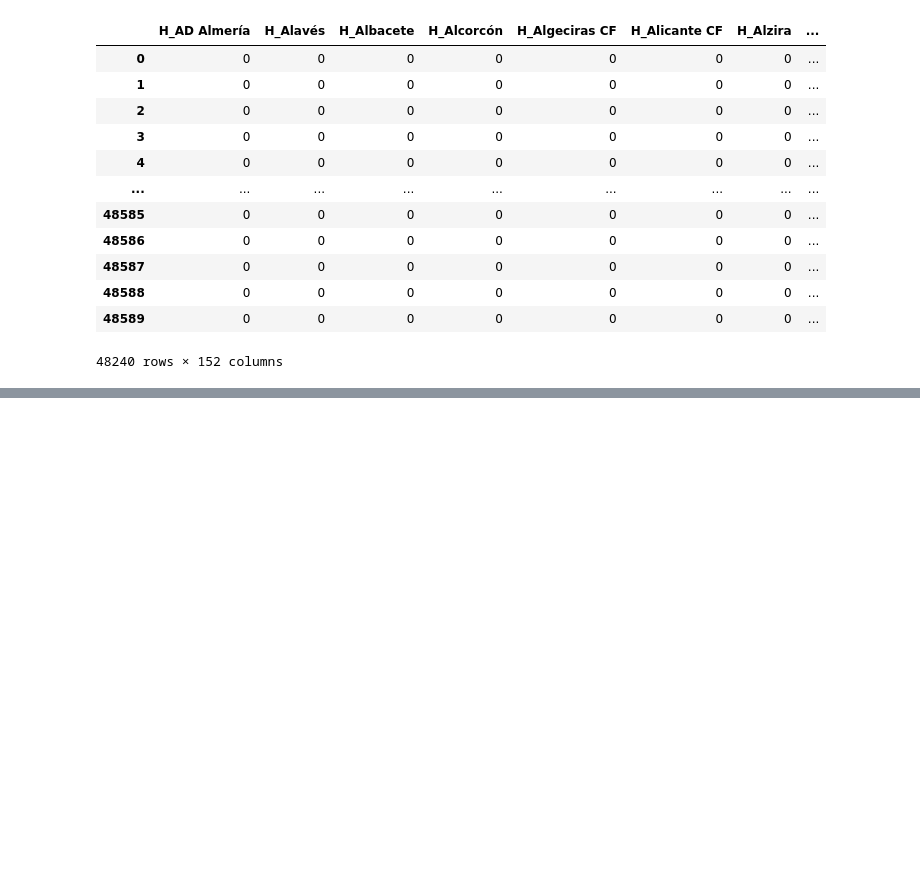
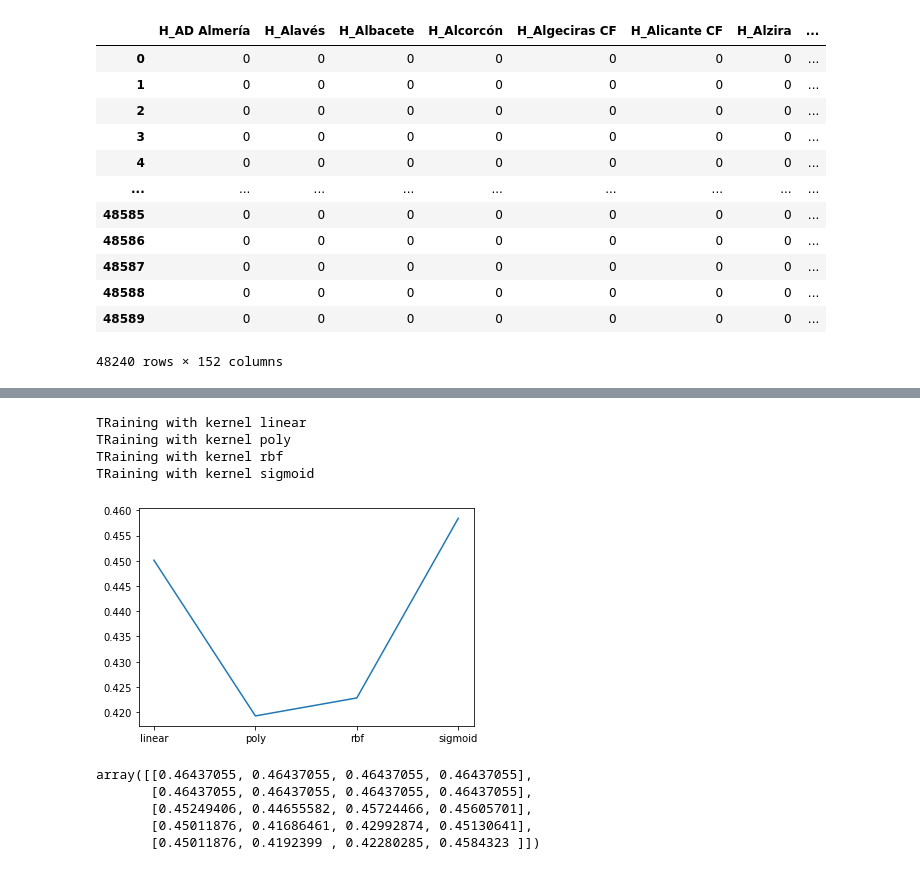
Before and after one commit to alexfulleda98/la-quiniela, a Jupyter notebook: analysis/AnotherModelTesting.ipynb, the cells around one changed output, grey strips where cells are left out. Cells and saved outputs as stored; diff of their text form; code cells hidden in the pictures; blank space fills up the shorter version.

Commit message:
Model testings

```diff
--- a/analysis/AnotherModelTesting.ipynb
+++ b/analysis/AnotherModelTesting.ipynb
@@ -112,0 +266,40 @@ y_test = list(season_2009.results)
+# %%
+accuracies = []
+kernels = ["linear", "poly", "rbf", "sigmoid"]
+for i in kernels:
+    print(f"TRaining with kernel {i}")
+    model = svm.SVC(C=2, kernel=i)
+    model.fit(x_train, y_train)
+    accuracies.append(model.score(x_test, y_test))
+# %% [output]
+TRaining with kernel linear
+TRaining with kernel poly
+TRaining with kernel rbf
+TRaining with kernel sigmoid
+# %%
+plt.plot(kernels, accuracies)
+plt.show()
+# %% [output]
+[figure, added]
+# %%
+c = [0.01,0.1,0.5,1,2]
+kernels = ["linear", "poly", "rbf", "sigmoid"]
+
+def accuracies_func(c_value, kernel_value):
+    #print(f"Training with parameter C={c_value} and kernel {kernel_value}")
+    model = svm.SVC(C=c_value, kernel=kernel_value)
+    model.fit(x_train, y_train)
+    return model.score(x_test, y_test)
+
+acc_df = pd.DataFrame()
+accuracies = np.empty(shape=(len(c), len(kernels)), dtype=float)
+for i in range(len(c)):
+    for j in range(len(kernels)):
+        accuracies[i][j] = accuracies_func(c[i], kernels[j])
+accuracies
+# %% [output]
+array([[0.46437055, 0.46437055, 0.46437055, 0.46437055],
+       [0.46437055, 0.46437055, 0.46437055, 0.46437055],
+       [0.45249406, 0.44655582, 0.45724466, 0.45605701],
+       [0.45011876, 0.41686461, 0.42992874, 0.45130641],
+       [0.45011876, 0.4192399 , 0.42280285, 0.4584323 ]])
```
Also changed, not shown: parts of 21 cells of this notebook, 1 other file.
